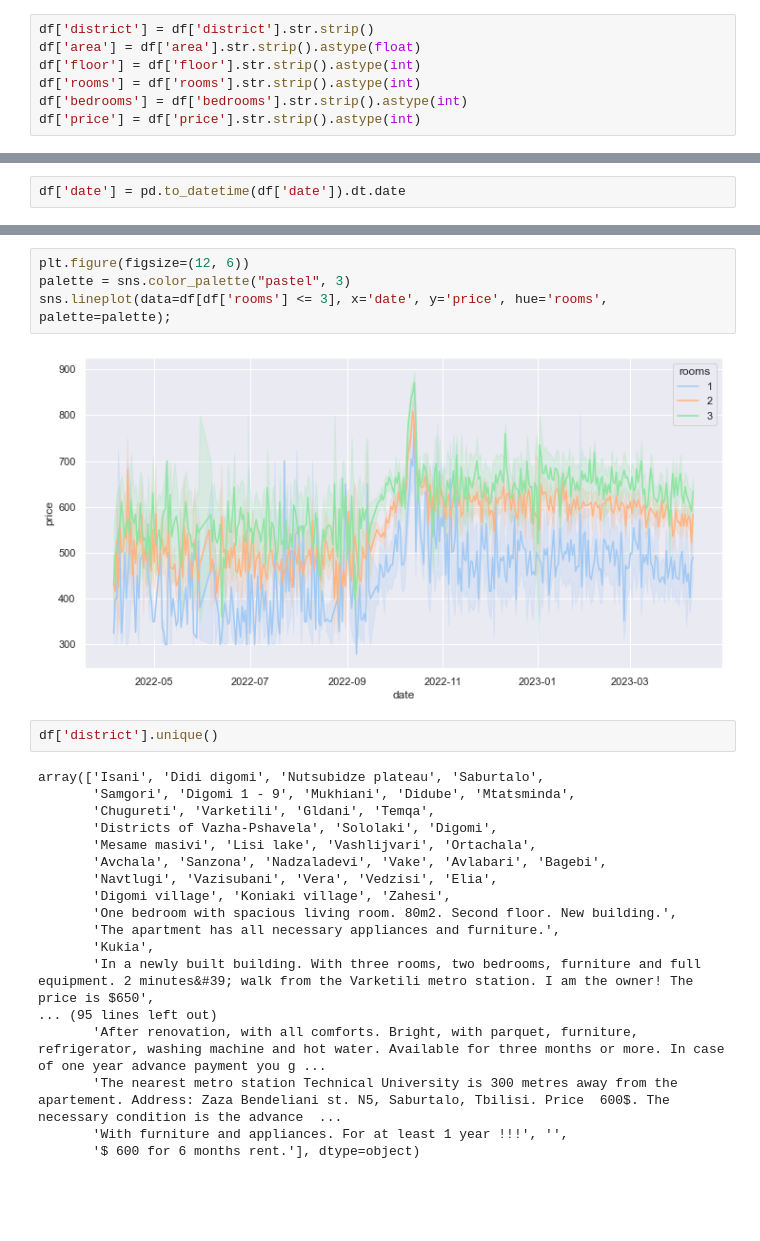
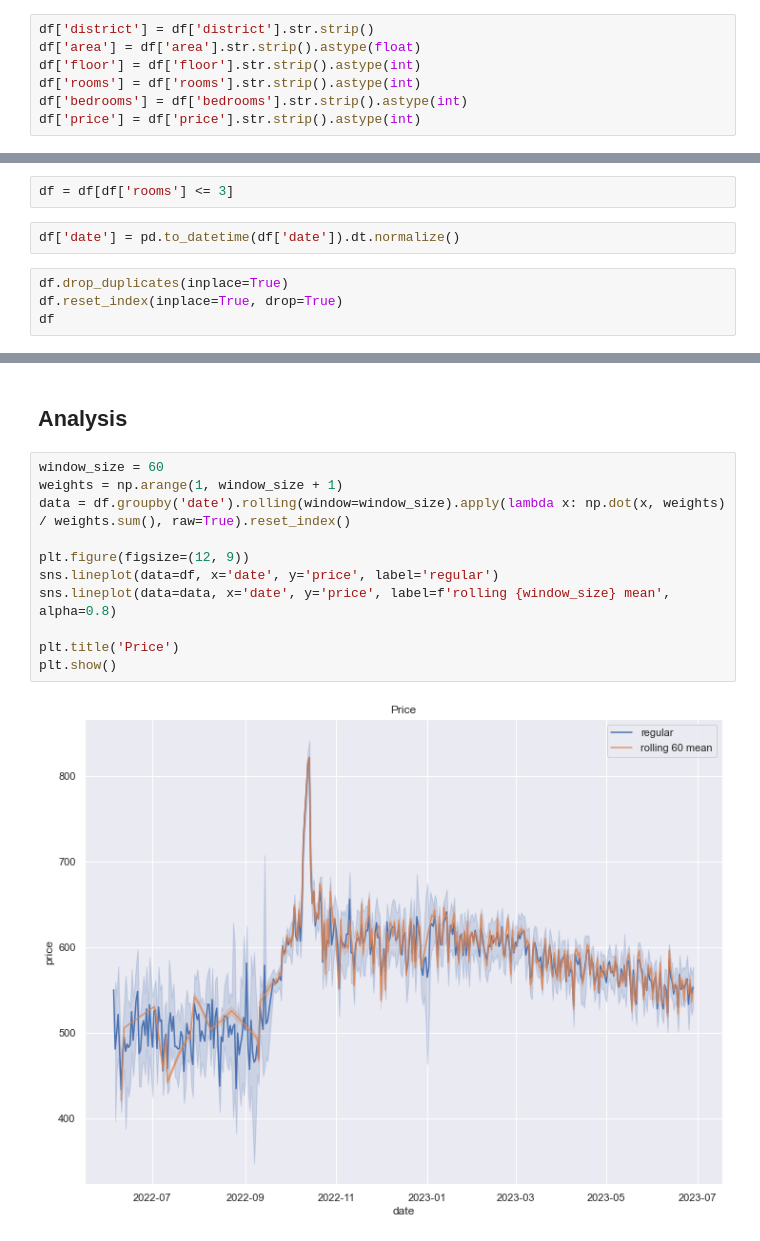
Before and after one commit to edwardmailyan/Real-Estate-Market-Analysis, a Jupyter notebook: Analysis.ipynb, the cells around one changed output, grey strips where cells are left out. Saved outputs shown, nothing was run; the diff lists cells and outputs as text; blank space fills up the shorter version.

```diff
--- a/Analysis.ipynb
+++ b/Analysis.ipynb
@@ -84,2 +73,8 @@ df
+# %%
+df = df[df['rooms'] <= 3]
 # %%
-df['date'] = pd.to_datetime(df['date']).dt.date
+df['date'] = pd.to_datetime(df['date']).dt.normalize()
+# %%
+df.drop_duplicates(inplace=True)
+df.reset_index(inplace=True, drop=True)
+df
@@ -104,26 +113,15 @@ memory usage: 2.7+ MB
-# %%
-plt.figure(figsize=(12, 6))
-palette = sns.color_palette("pastel", 3)
-sns.lineplot(data=df[df['rooms'] <= 3], x='date', y='price', hue='rooms', palette=palette);
-# %% [output]
-[figure, removed]
-# %%
-df['district'].unique()
-# %% [output]
-array(['Isani', 'Didi digomi', 'Nutsubidze plateau', 'Saburtalo',
-       'Samgori', 'Digomi 1 - 9', 'Mukhiani', 'Didube', 'Mtatsminda',
-       'Chugureti', 'Varketili', 'Gldani', 'Temqa',
-       'Districts of Vazha-Pshavela', 'Sololaki', 'Digomi',
-       'Mesame masivi', 'Lisi lake', 'Vashlijvari', 'Ortachala',
-       'Avchala', 'Sanzona', 'Nadzaladevi', 'Vake', 'Avlabari', 'Bagebi',
-       'Navtlugi', 'Vazisubani', 'Vera', 'Vedzisi', 'Elia',
-       'Digomi village', 'Koniaki village', 'Zahesi',
-       'One bedroom with spacious living room. 80m2. Second floor. New building.',
-       'The apartment has all necessary appliances and furniture.',
-       'Kukia',
-       'In a newly built building. With three rooms, two bedrooms, furniture and full equipment. 2 minutes&#39; walk from the Varketili metro station. I am the owner! The price is $650',
-... (95 lines left out)
-       'After renovation, with all comforts. Bright, with parquet, furniture, refrigerator, washing machine and hot water. Available for three months or more. In case of one year advance payment you g ...
-       'The nearest metro station Technical University is 300 metres away from the apartement. Address: Zaza Bendeliani st. N5, Saburtalo, Tbilisi. Price  600$. The necessary condition is the advance  ...
-       'With furniture and appliances. For at least 1 year !!!', '',
-       '$ 600 for 6 months rent.'], dtype=object)
+# %% [markdown]
+## Analysis
+# %%
+window_size = 60
+weights = np.arange(1, window_size + 1)
+data = df.groupby('date').rolling(window=window_size).apply(lambda x: np.dot(x, weights) / weights.sum(), raw=True).reset_index()
+
+plt.figure(figsize=(12, 9))
+sns.lineplot(data=df, x='date', y='price', label='regular')
+sns.lineplot(data=data, x='date', y='price', label=f'rolling {window_size} mean', alpha=0.8)
+
+plt.title('Price')
+plt.show()
+# %% [output]
+[figure, added]
```
Also changed, not shown: parts of 19 cells of this notebook, 2 other files.
